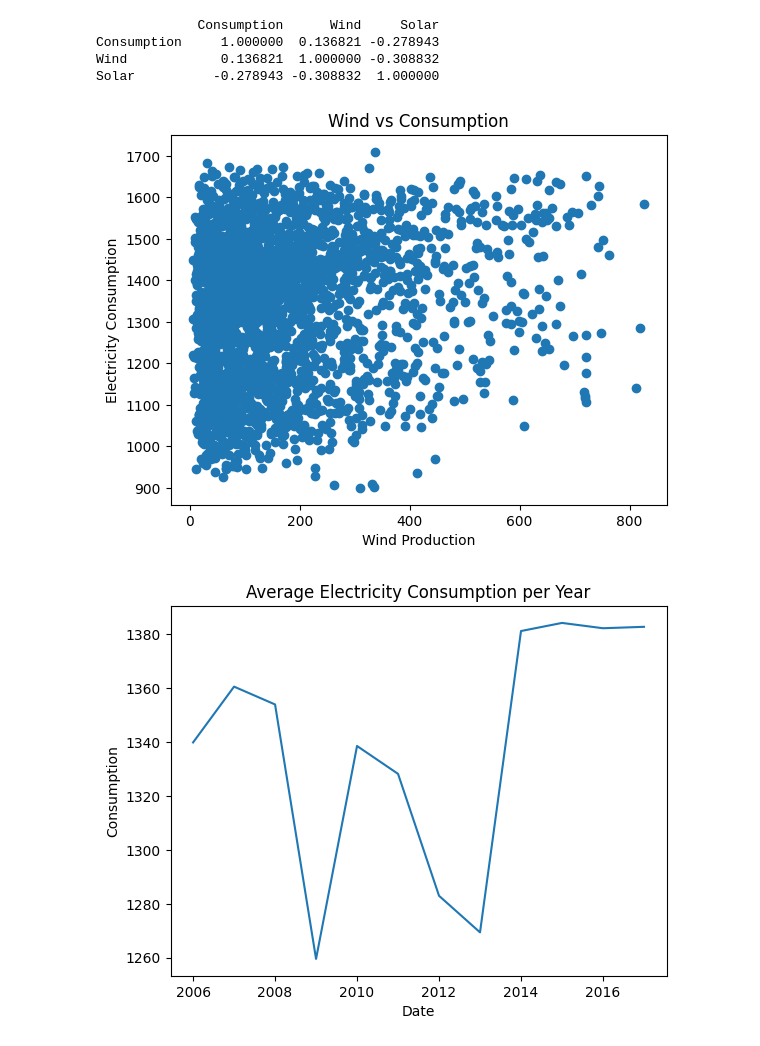
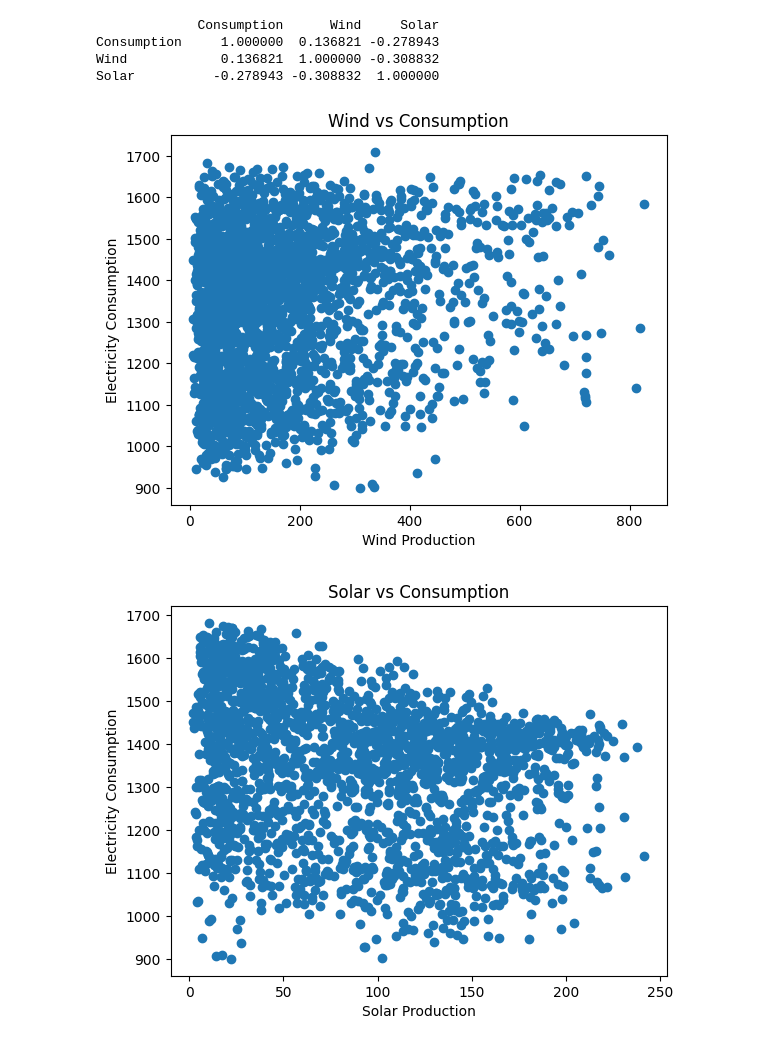
Before and after one commit to Bueggi96/Energy-Price-Analysis, a Jupyter notebook: analysis.ipynb, the cells around one changed output. Cells and saved outputs as stored; diff of their text form; code cells hidden in the pictures.

```diff
--- a/analysis.ipynb
+++ b/analysis.ipynb
@@ -37,7 +37,7 @@ plt.show()
 corr = df[["Consumption", "Wind", "Solar"]].corr()
 print(corr)
 
-# Scatterplot
+# Scatterplot Wind vs Consumption
 plt.figure()
 plt.scatter(df["Wind"], df["Consumption"])
 plt.xlabel("Wind Production")
@@ -45,34 +45,55 @@ plt.ylabel("Electricity Consumption")
 plt.title("Wind vs Consumption")
 plt.show()
 
+# Scatterplot Solar vs Consumption
+plt.figure()
+plt.scatter(df["Solar"], df["Consumption"])
+plt.xlabel("Solar Production")
+plt.ylabel("Electricity Consumption")
+plt.title("Solar vs Consumption")
+plt.show()
 
 #Plot of Average Electricity Consumption per year
 plt.figure()
 df.groupby(df["Date"].dt.year)["Consumption"].mean().plot()
 plt.title("Average Electricity Consumption per Year")
 plt.ylabel("Consumption")
 plt.show()
+
+#Plot of Wind Electricity Production per year
+plt.figure()
+df.groupby(df["Date"].dt.year)["Wind"].mean().plot()
+plt.title("Average Wind Production per Year")
+plt.ylabel("Wind Production")
+plt.show()
+
+#Plot of Wind Electricity Production per year
+plt.figure()
+df.groupby(df["Date"].dt.year)["Solar"].mean().plot()
+plt.title("Average Solar Production per Year")
+plt.ylabel("Solar Production")
+plt.show()
 # %% [output]
         Date  Consumption  Wind  Solar  Wind+Solar
 0 2006-01-01     1069.184   NaN    NaN         NaN
 1 2006-01-02     1380.521   NaN    NaN         NaN
 2 2006-01-03     1442.533   NaN    NaN         NaN
 3 2006-01-04     1457.217   NaN    NaN         NaN
 4 2006-01-05     1477.131   NaN    NaN         NaN
                       Date  Consumption         Wind        Solar   Wind+Solar
 count                 4383  4383.000000  2920.000000  2188.000000  2187.000000
 mean   2012-01-01 00:00:00  1338.675836   164.814173    89.258695   272.663481
 min    2006-01-01 00:00:00   842.395000     5.757000     1.968000    21.478000
 25%    2008-12-31 12:00:00  1217.859000    62.353250    35.179250   172.185500
 50%    2012-01-01 00:00:00  1367.123000   119.098000    86.407000   240.991000
 75%    2014-12-31 12:00:00  1457.761000   217.900250   135.071500   338.988000
 max    2017-12-31 00:00:00  1709.568000   826.278000   241.580000   851.556000
 std                    NaN   165.775710   143.692732    58.550099   146.319884
 Model coefficients: [ 0.05610613 -0.74979575]
 [figure]
              Consumption      Wind     Solar
 Consumption     1.000000  0.136821 -0.278943
 Wind            0.136821  1.000000 -0.308832
 Solar          -0.278943 -0.308832  1.000000
 [figure]
-[figure, old version]
+[figure, new version]
```
Also changed, not shown: parts of 1 cell of this notebook.
